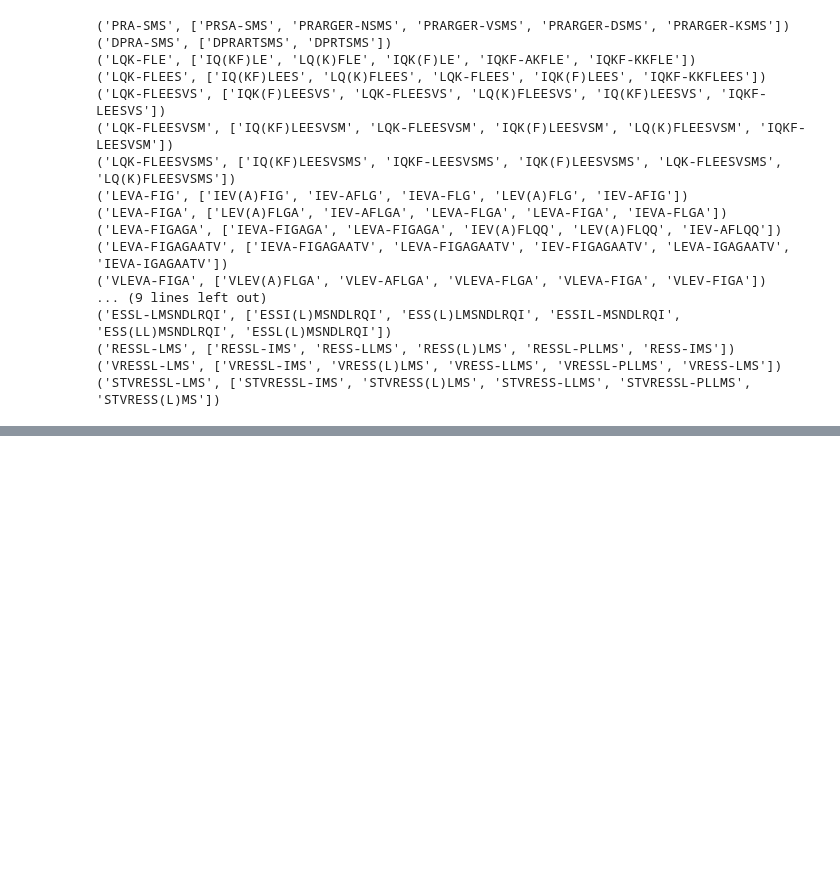
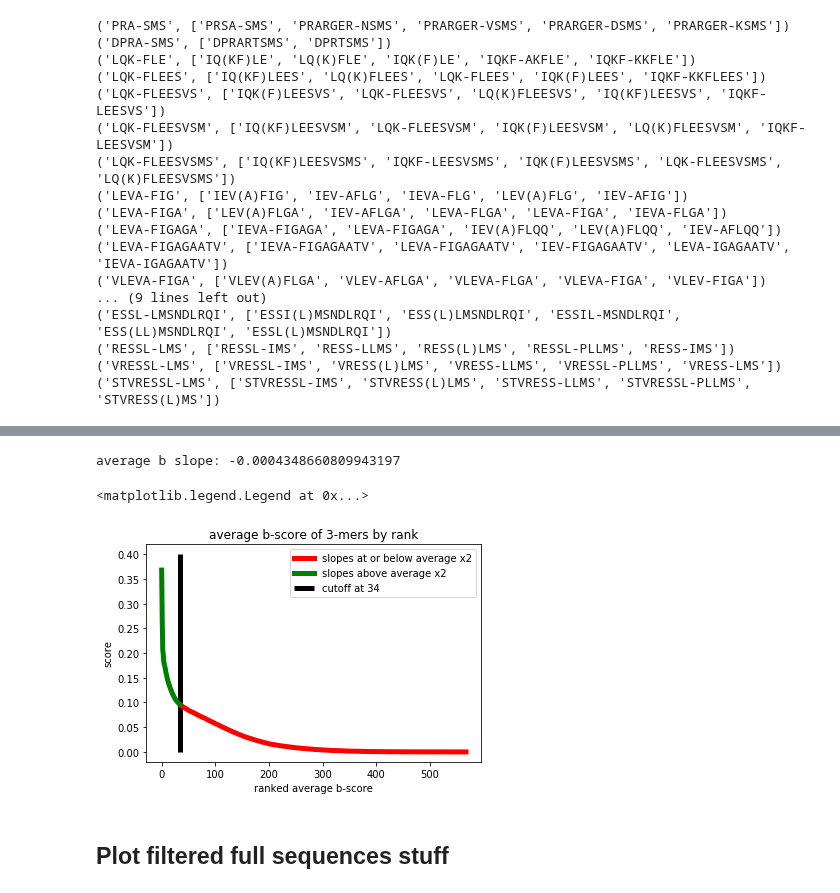
Before and after one commit to zmcgrath96/hypedsearch, a Jupyter notebook: sandbox/jupyter notebooks/New broad k-mer extension .ipynb, the cells around one changed output, grey strips where cells are left out. Drawn from its saved outputs; the diff is of its cells as text; code cells hidden in the pictures; blank space fills up the shorter version.

```diff
--- a/sandbox/jupyter notebooks/New broad k-mer extension .ipynb
+++ b/sandbox/jupyter notebooks/New broad k-mer extension .ipynb
@@ -560,0 +651,25 @@ plt.legend()
+# %%
+bslopes = [(avgb[i+5] - avgb[i])/5 for i in range(len(avgb) - 5)]
+avgbslope = np.mean(bslopes)
+print(f'average b slope: {avgbslope}')
+interested = []
+for i, bs in enumerate(bslopes):
+    if abs(bs) > abs(avgbslope) *2:
+        interested.append(avgb[i])
+    else:
+        break
+
+below_avg = avgb[len(interested):]
+plt.plot([i for i in range(len(interested), len(interested) + len(below_avg))], below_avg, 'r', lw=5,label='slopes at or below average x2')
+plt.vlines(len(interested)-1, 0, 0.4, colors='k', lw=5, label=f'cutoff at {len(interested)-1}')
+plt.plot(interested, 'g', lw=5, label='slopes above average x2')
+plt.title('average b-score of 3-mers by rank')
+plt.xlabel('ranked average b-score')
+plt.ylabel('score')
+plt.legend()
+# %% [output]
+average b slope: -0.0004348660809943197
+<matplotlib.legend.Legend at 0x...>
+[figure, added]
+# %% [markdown]
+## Plot filtered full sequences stuff
```
Also changed, not shown: parts of 16 cells of this notebook, 6 other files.
